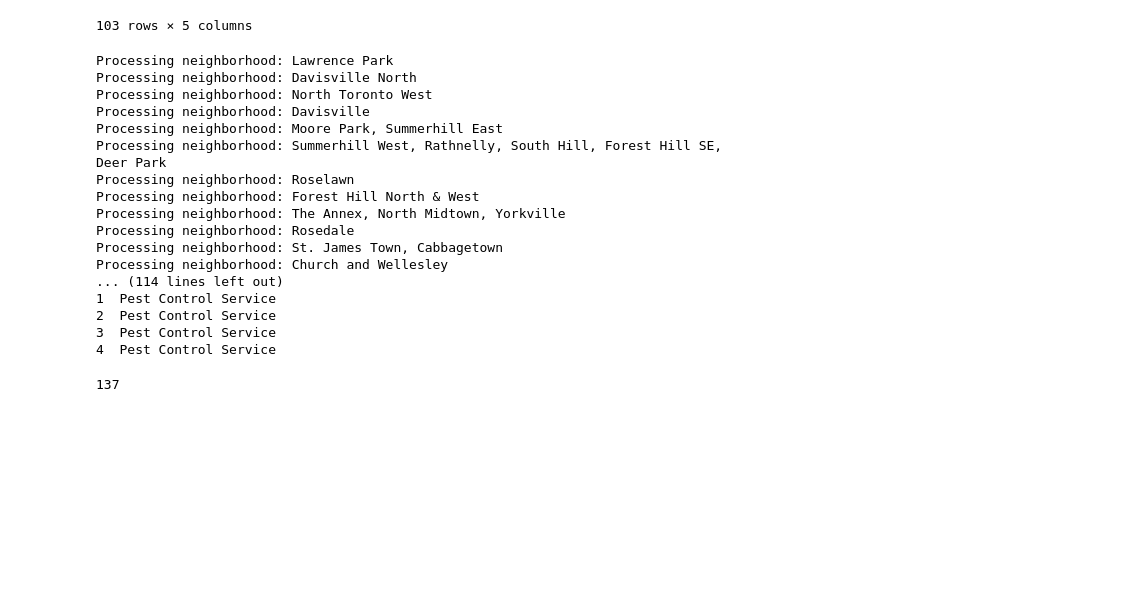
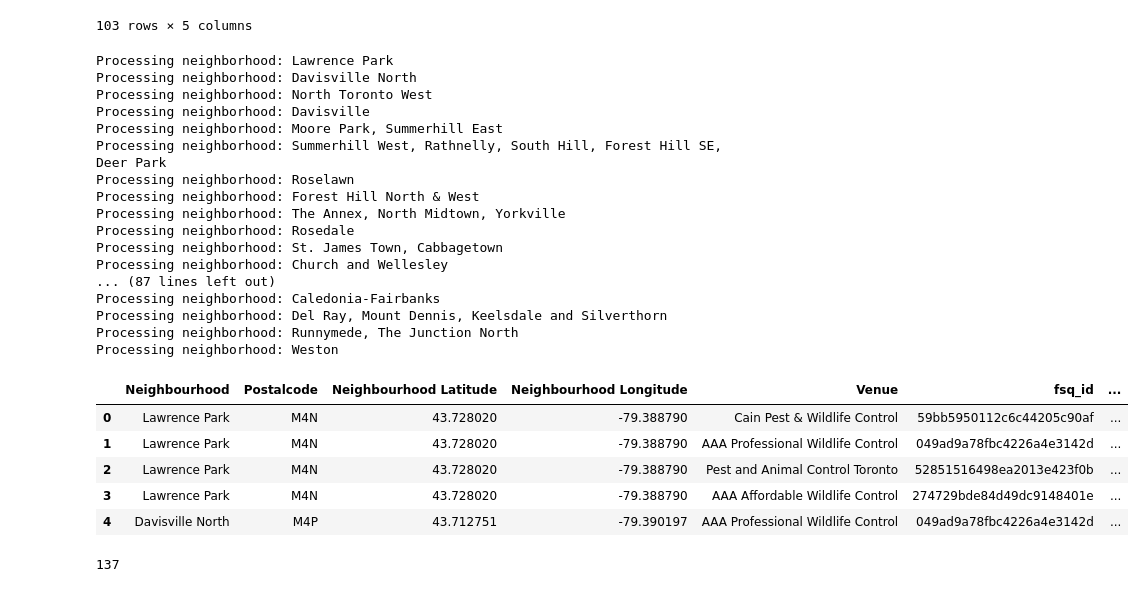
Before and after one commit to lazelee/Capstone-Project, a Jupyter notebook: ExploringCompetitorsPest.ipynb, the cells around one changed output. Saved outputs shown, nothing was run; the diff lists cells and outputs as text; code cells hidden in the pictures; blank space fills up the shorter version.

```diff
--- a/ExploringCompetitorsPest.ipynb
+++ b/ExploringCompetitorsPest.ipynb
@@ -106,39 +106,45 @@ def getNearbyVenues(names, postalcode, latitudes, longitudes, radius):
         'Venue Longitude',
         'Venue Category'
     ])
 
     return nearby_venues
 
 # Example usage: Replace with the path to your Toronto Neighborhood CSV file
 # Ensure 'toronto_DF' has the columns 'Neighbourhood', 'Postalcode', 'Latitude', and 'Longitude'
 toronto_venues = getNearbyVenues(
     names=toronto_DF['Neighbourhood'],
     postalcode=toronto_DF['Postalcode'],
     latitudes=toronto_DF['Latitude'],
     longitudes=toronto_DF['Longitude'],
     radius=radius
 )
 
 # Display the first few rows of the resulting DataFrame
-print(toronto_venues.head())
+toronto_venues.head()
 # %% [output]
 Processing neighborhood: Lawrence Park
 Processing neighborhood: Davisville North
 Processing neighborhood: North Toronto West
 Processing neighborhood: Davisville
 Processing neighborhood: Moore Park, Summerhill East
 Processing neighborhood: Summerhill West, Rathnelly, South Hill, Forest Hill SE, Deer Park
 Processing neighborhood: Roselawn
 Processing neighborhood: Forest Hill North & West
 Processing neighborhood: The Annex, North Midtown, Yorkville
 Processing neighborhood: Rosedale
 Processing neighborhood: St. James Town, Cabbagetown
 Processing neighborhood: Church and Wellesley
-... (114 lines left out)
-1  Pest Control Service
-2  Pest Control Service
-3  Pest Control Service
-4  Pest Control Service
+... (87 lines left out)
+Processing neighborhood: Caledonia-Fairbanks
+Processing neighborhood: Del Ray, Mount Dennis, Keelsdale and Silverthorn
+Processing neighborhood: Runnymede, The Junction North
+Processing neighborhood: Weston
+|  | Neighbourhood | Postalcode | Neighbourhood Latitude | Neighbourhood Longitude | Venue | fsq_id | ... |
+| 0 | Lawrence Park | M4N | 43.728020 | -79.388790 | Cain Pest & Wildlife Control | 59bb5950112c6c44205c90af | ... |
+| 1 | Lawrence Park | M4N | 43.728020 | -79.388790 | AAA Professional Wildlife Control | 049ad9a78fbc4226a4e3142d | ... |
+| 2 | Lawrence Park | M4N | 43.728020 | -79.388790 | Pest and Animal Control Toronto | 52851516498ea2013e423f0b | ... |
+| 3 | Lawrence Park | M4N | 43.728020 | -79.388790 | AAA Affordable Wildlife Control | 274729bde84d49dc9148401e | ... |
+| 4 | Davisville North | M4P | 43.712751 | -79.390197 | AAA Professional Wildlife Control | 049ad9a78fbc4226a4e3142d | ... |
 # %%
 # The total number of pest control services in Toronto
 toronto_venues['Venue'].nunique()
```
Also changed, not shown: parts of 4 cells of this notebook.
